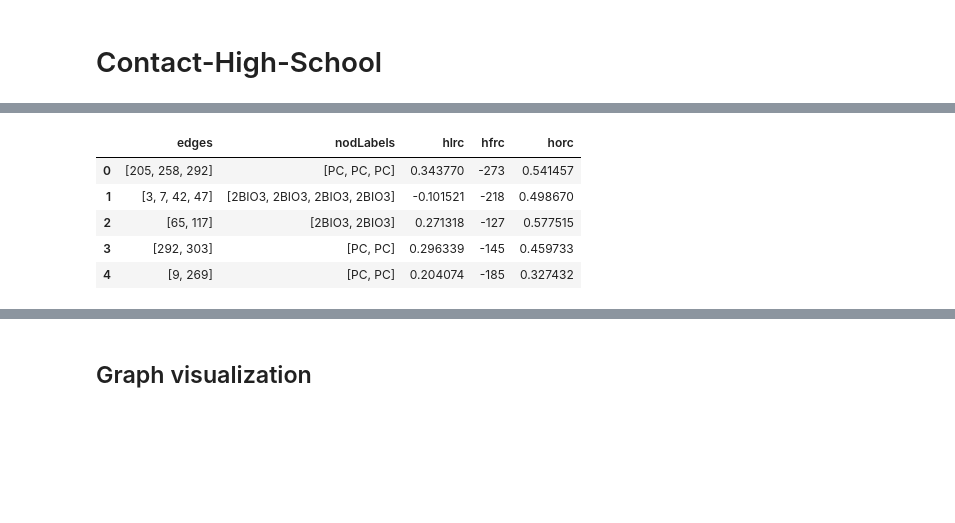
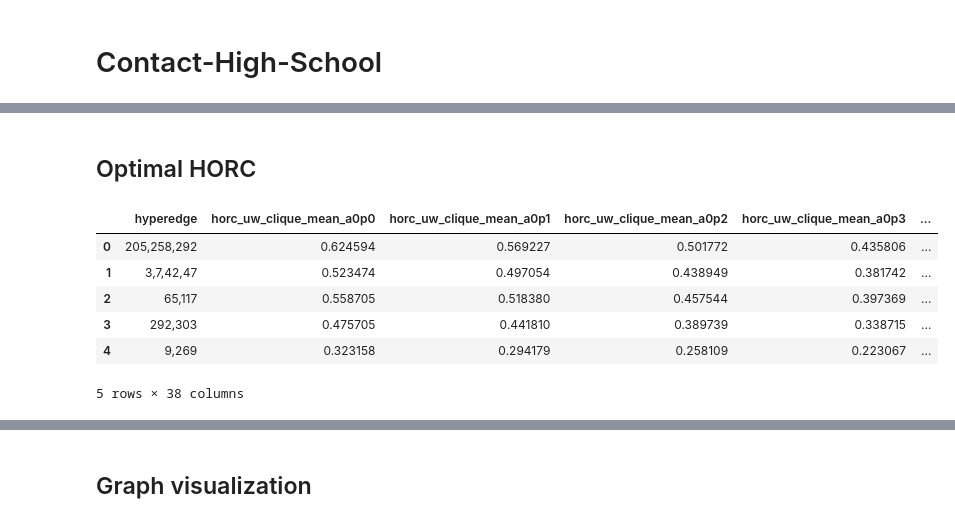
Before and after one commit to shiyi-oo/hypergraph-lower-ricci-curvature, a Jupyter notebook: code/contact-high-school/3.comparison.ipynb, the cells around one changed output, grey strips where cells are left out. Drawn from its saved outputs; the diff is of its cells as text; code cells hidden in the pictures; blank space fills up the shorter version.

```diff
--- a/code/contact-high-school/3.comparison.ipynb
+++ b/code/contact-high-school/3.comparison.ipynb
@@ -27,9 +30,2 @@ with open('derived_data/horc.json', "r") as f:
-# %%
-contact_high.head()
-# %% [output]
-|  | edges | nodLabels | hlrc | hfrc | horc |
-| 0 | [205, 258, 292] | [PC, PC, PC] | 0.343770 | -273 | 0.541457 |
-| 1 | [3, 7, 42, 47] | [2BIO3, 2BIO3, 2BIO3, 2BIO3] | -0.101521 | -218 | 0.498670 |
-| 2 | [65, 117] | [2BIO3, 2BIO3] | 0.271318 | -127 | 0.577515 |
-| 3 | [292, 303] | [PC, PC] | 0.296339 | -145 | 0.459733 |
-| 4 | [9, 269] | [PC, PC] | 0.204074 | -185 | 0.327432 |
+# %% [markdown]
+## Optimal HORC
@@ -35,0 +42,14 @@ contact_high.head()
+# %%
+# load horc
+horc = pd.read_csv("derived_data/horc.tsv",sep="\t")
+
+horc['edge_label'] = ["intra" if len(np.unique(labels)) == 1 else "inter" for labels in contact_high.nodLabels]
+horc.head()
+# %% [output]
+|  | hyperedge | horc_uw_clique_mean_a0p0 | horc_uw_clique_mean_a0p1 | horc_uw_clique_mean_a0p2 | horc_uw_clique_mean_a0p3 | ... |
+| 0 | 205,258,292 | 0.624594 | 0.569227 | 0.501772 | 0.435806 | ... |
+| 1 | 3,7,42,47 | 0.523474 | 0.497054 | 0.438949 | 0.381742 | ... |
+| 2 | 65,117 | 0.558705 | 0.518380 | 0.457544 | 0.397369 | ... |
+| 3 | 292,303 | 0.475705 | 0.441810 | 0.389739 | 0.338715 | ... |
+| 4 | 9,269 | 0.323158 | 0.294179 | 0.258109 | 0.223067 | ... |
+5 rows × 38 columns
```
Also changed, not shown: parts of 7 cells of this notebook, 6 other files.
